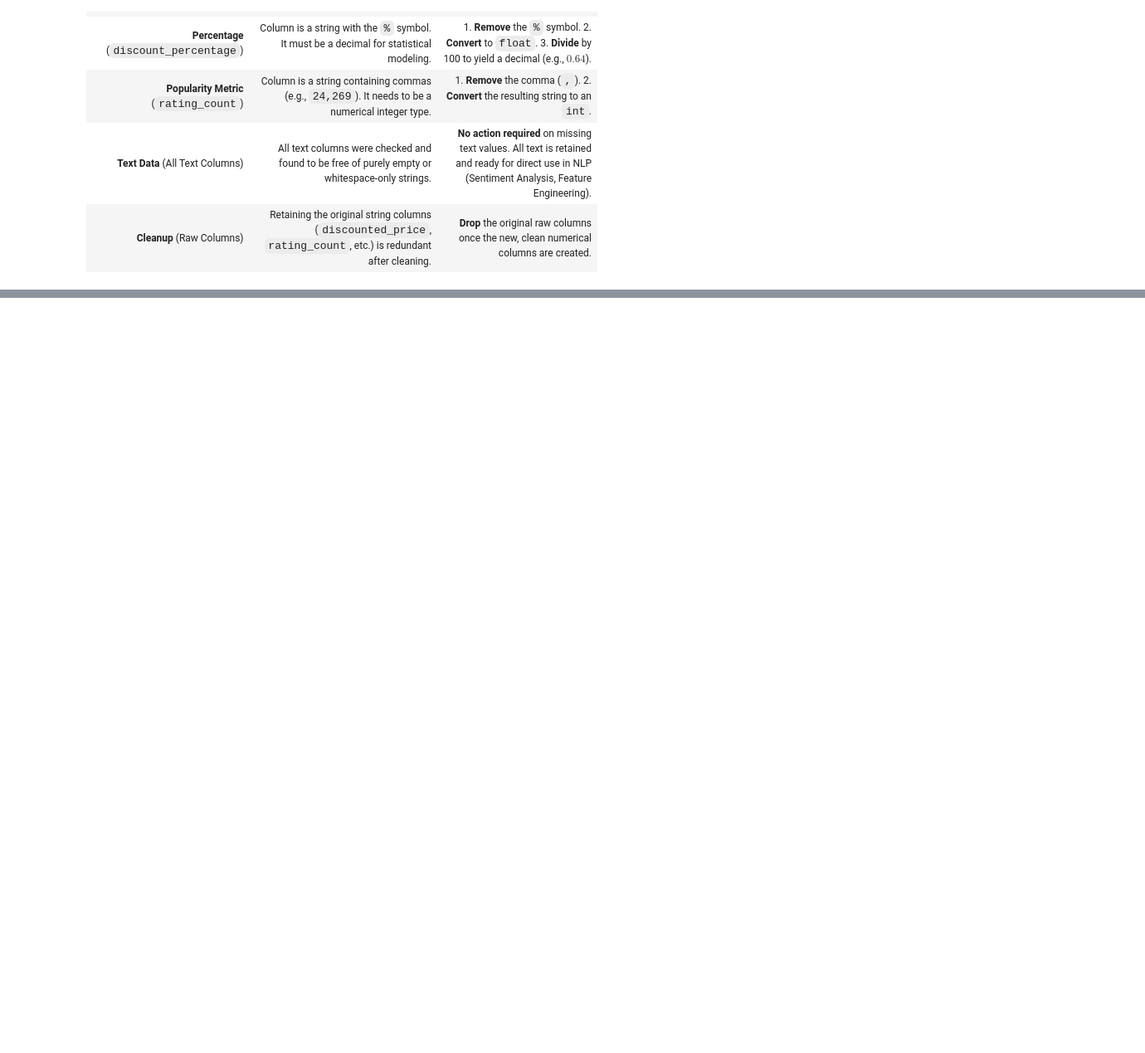
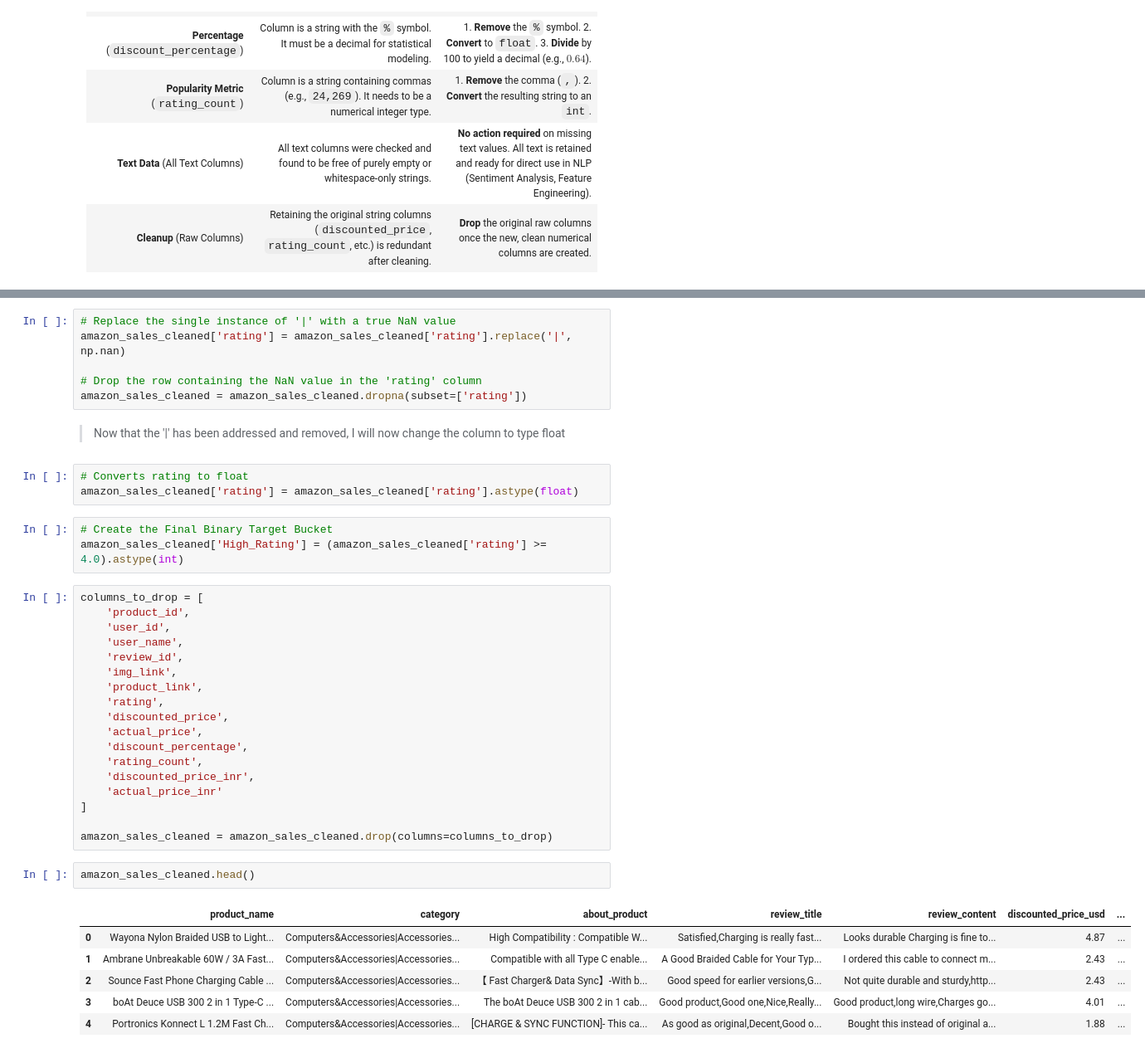
Before and after one commit to aha2270/Product-Quality-Drivers-Sentiment-Analysis-for-High-Value-Insights, a Jupyter notebook: 01_Amazon_Product_Quality_Drivers_NLP.ipynb, the cells around one changed output, grey strips where cells are left out. Shown at 83% size. Saved outputs shown, nothing was run; the diff lists cells and outputs as text; blank space fills up the shorter version.

Commit message:
All raw columns have been cleaned, standardized, and transformed into analysis-ready numerical and categorical features

```diff
--- a/01_Amazon_Product_Quality_Drivers_NLP.ipynb
+++ b/01_Amazon_Product_Quality_Drivers_NLP.ipynb
@@ -183,0 +254,41 @@ This section details all transformations required to prepare the raw data for nu
+# %%
+# Replace the single instance of '|' with a true NaN value
+amazon_sales_cleaned['rating'] = amazon_sales_cleaned['rating'].replace('|', np.nan)
+
+# Drop the row containing the NaN value in the 'rating' column
+amazon_sales_cleaned = amazon_sales_cleaned.dropna(subset=['rating'])
+# %% [markdown]
+> Now that the '|' has been addressed and removed, I will now change the column to type float
+# %%
+# Converts rating to float
+amazon_sales_cleaned['rating'] = amazon_sales_cleaned['rating'].astype(float)
+# %%
+# Create the Final Binary Target Bucket
+amazon_sales_cleaned['High_Rating'] = (amazon_sales_cleaned['rating'] >= 4.0).astype(int)
+# %%
+columns_to_drop = [
+    'product_id',
+    'user_id',
+    'user_name',
+    'review_id',
+    'img_link',
+    'product_link',
+    'rating',
+    'discounted_price',
+    'actual_price',
+    'discount_percentage',
+    'rating_count',
+    'discounted_price_inr',
+    'actual_price_inr'
+]
+
+amazon_sales_cleaned = amazon_sales_cleaned.drop(columns=columns_to_drop)
+# %%
+amazon_sales_cleaned.head()
+# %% [output]
+|  | product_name | category | about_product | review_title | review_content | discounted_price_usd | ... |
+| 0 | Wayona Nylon Braided USB to Light... | Computers&Accessories|Accessories... | High Compatibility : Compatible W... | Satisfied,Charging is really fast... | Looks durable Charging is fine to... | 4.87 | ... |
+| 1 | Ambrane Unbreakable 60W / 3A Fast... | Computers&Accessories|Accessories... | Compatible with all Type C enable... | A Good Braided Cable for Your Typ... | I ordered this cable to connect m... | 2.43 | ... |
+| 2 | Sounce Fast Phone Charging Cable ... | Computers&Accessories|Accessories... | 【 Fast Charger& Data Sync】-With b... | Good speed for earlier versions,G... | Not quite durable and sturdy,http... | 2.43 | ... |
+| 3 | boAt Deuce USB 300 2 in 1 Type-C ... | Computers&Accessories|Accessories... | The boAt Deuce USB 300 2 in 1 cab... | Good product,Good one,Nice,Really... | Good product,long wire,Charges go... | 4.01 | ... |
+| 4 | Portronics Konnect L 1.2M Fast Ch... | Computers&Accessories|Accessories... | [CHARGE & SYNC FUNCTION]- This ca... | As good as original,Decent,Good o... | Bought this instead of original a... | 1.88 | ... |
```
Also changed, not shown: parts of 10 cells of this notebook.
